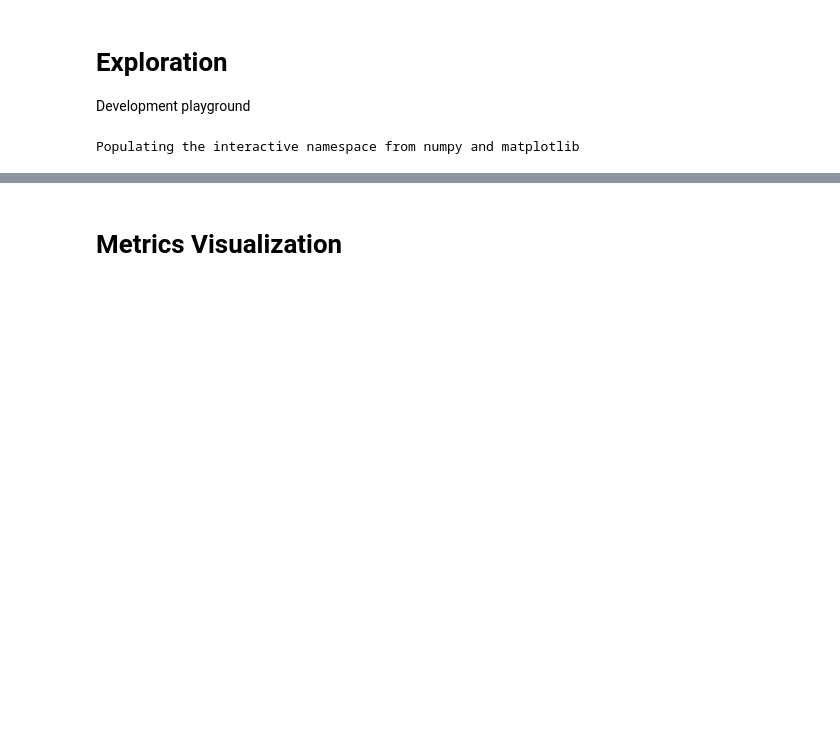
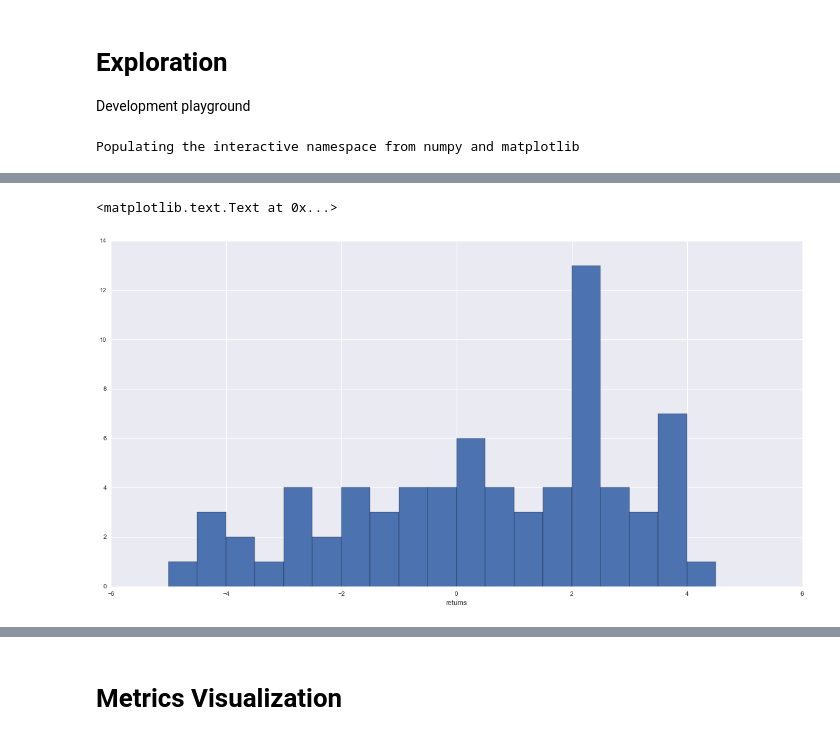
Before and after one commit to jayhack/N472JW, a Jupyter notebook: Exploration.ipynb, the cells around one changed output, grey strips where cells are left out. Cells and saved outputs as stored; diff of their text form; code cells hidden in the pictures; blank space fills up the shorter version.

```diff
--- a/Exploration.ipynb
+++ b/Exploration.ipynb
@@ -21,10 +18,0 @@ Populating the interactive namespace from numpy and matplotlib
-# %%
-#####[ PARAMS ]#####
-ticker = 'BIDU'
-date_start = pd.datetime(2015, 1, 1)
-date_end = pd.datetime(2015, 12, 28)
-####################
-
-data = Quandl.get('WIKI/{}'.format(ticker))
-data = data[date_start:date_end]
-data.head()
@@ -38,0 +74,22 @@ data.head()
+# %%
+#####[ PARAMS ]#####
+date_start = pd.datetime(2015, 1, 1)
+date_end = pd.datetime(2015, 12, 28)
+all_tickers_csv = pd.read_csv('./data/WIKI-datasets-codes.csv', header=None)
+all_tickers = list(all_tickers_csv[0].str.split('/').str.get(1))
+####################
+
+evaluation = pd.DataFrame(np.zeros((len(all_tickers), 4)))
+evaluation.index = all_tickers
+evaluation.columns = [10, 30, 60, 90]
+
+from tqdm import tqdm
+from n472jw.metrics.gap_metrics import DownGapMetric
+for ticker in tqdm(all_tickers):
+    for num_days in [10, 30, 60, 90]:
+        try:
+            data = pd.read_pickle('./data/{}.pkl'.format(ticker))[date_start:date_end]
+            metric = DownGapMetric(wait_period=pd.Timedelta('{} days'.format(num_days)))
+            evaluation.loc[ticker][num_days] = simulate(data, metric).sum()
+        except:
+            continue
@@ -38,0 +98,5 @@ data.head()
+# %%
+df = evaluation.replace(0.0, np.inf)
+ix = df.sum(axis=1) < np.inf
+print '# of stocks with gaps: {}'.format(ix.sum())
+(df[ix] > 0.001).mean(axis=0)
@@ -38,0 +130,6 @@ data.head()
+# %%
+plt.hist(df[ix][50], bins=np.arange(-5, 5, 0.5))
+plt.xlabel('returns')
+# %% [output]
+<matplotlib.text.Text at 0x...>
+[figure, added]
```
Also changed, not shown: parts of 13 cells of this notebook, 5 other files.
